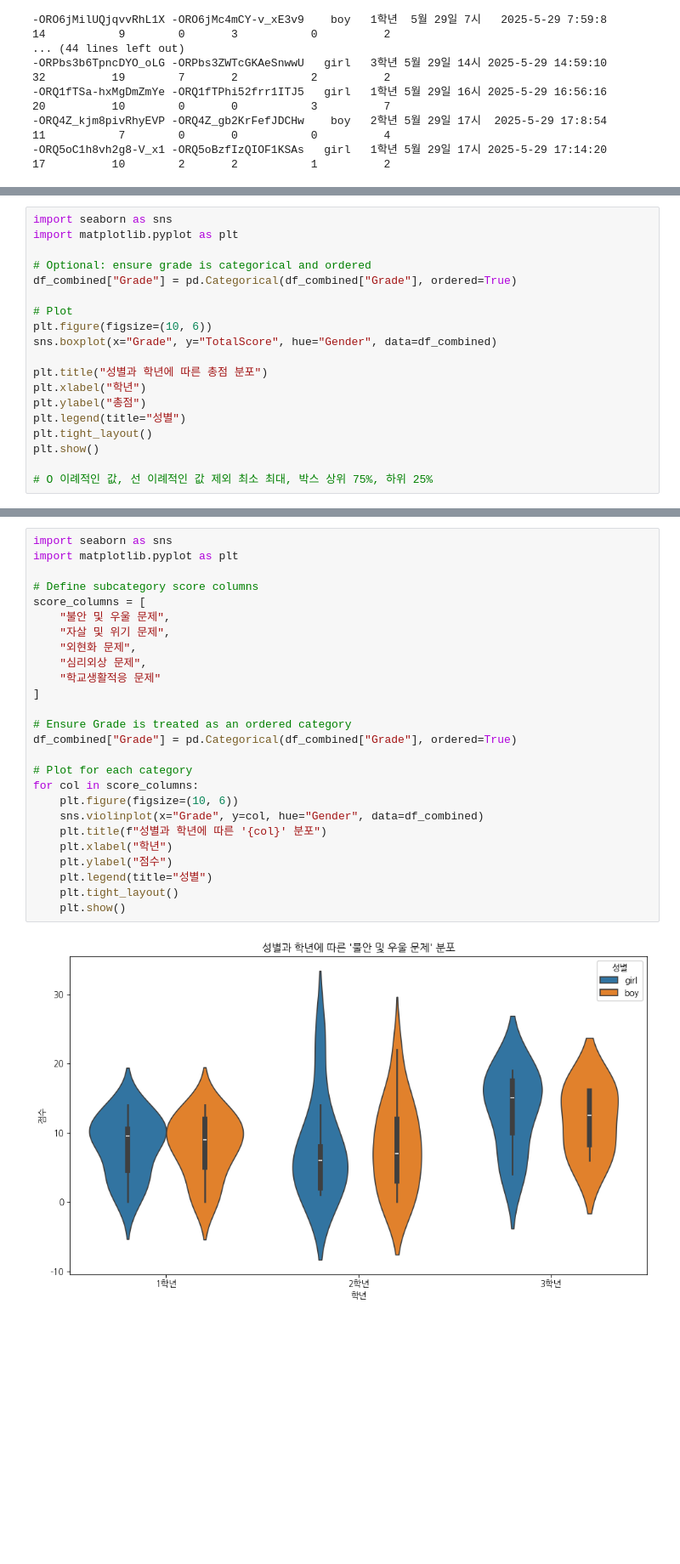
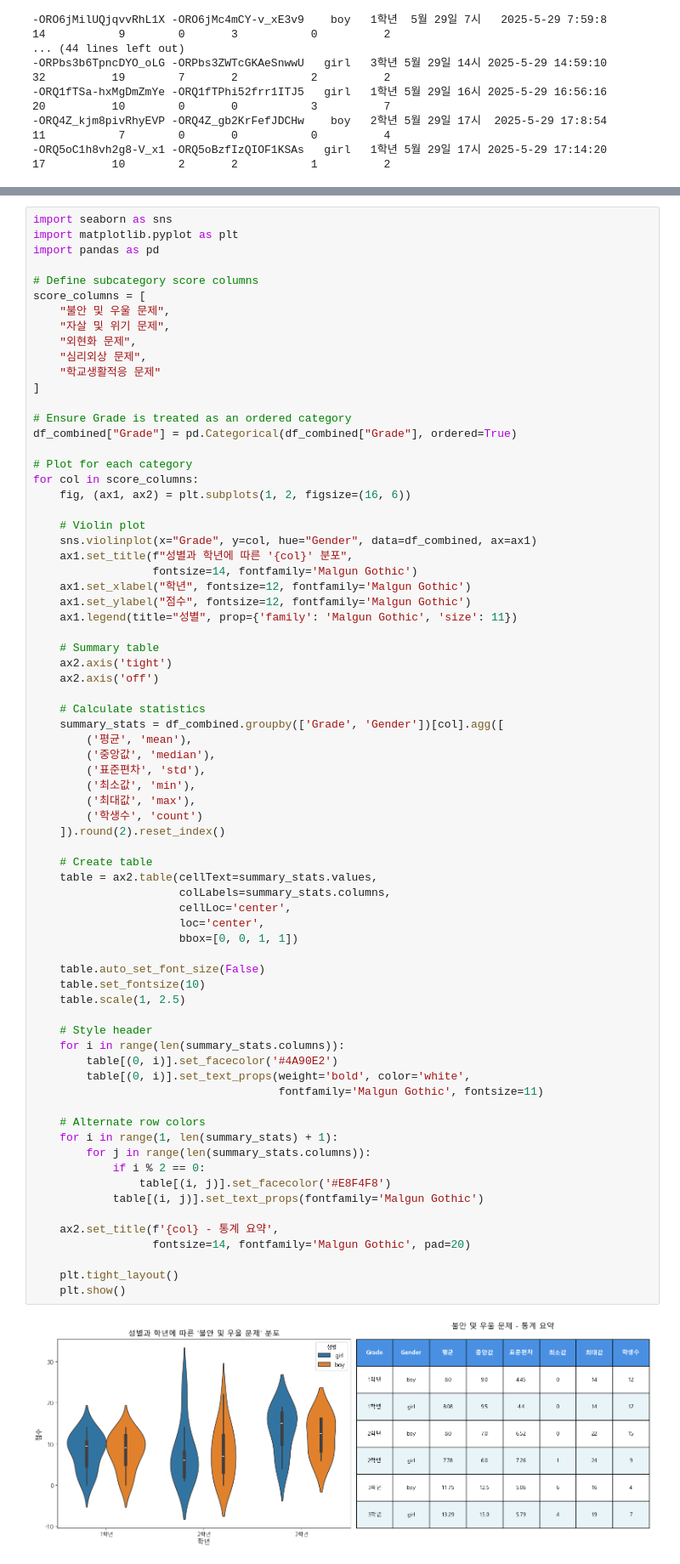
Before and after one commit to PangyoHigh/Psychological-Well-Being-Diagnosis-Checker, a Jupyter notebook: data/overall.ipynb, the cells around one changed output, grey strips where cells are left out. Shown: that part at 85% size. Cells and saved outputs as stored; diff of their text form; blank space fills up the shorter version.

Commit message:
improve data analytics

```diff
--- a/data/overall.ipynb
+++ b/data/overall.ipynb
@@ -180,22 +161,3 @@ plt.tight_layout()
 plt.show()
 # %% [output]
 [figure]
-# %%
-import seaborn as sns
-import matplotlib.pyplot as plt
-
-# Optional: ensure grade is categorical and ordered
-df_combined["Grade"] = pd.Categorical(df_combined["Grade"], ordered=True)
-
-# Plot
-plt.figure(figsize=(10, 6))
-sns.boxplot(x="Grade", y="TotalScore", hue="Gender", data=df_combined)
-
-plt.title("성별과 학년에 따른 총점 분포")
-plt.xlabel("학년")
-plt.ylabel("총점")
-plt.legend(title="성별")
-plt.tight_layout()
-plt.show()
-
-# O 이례적인 값, 선 이례적인 값 제외 최소 최대, 박스 상위 75%, 하위 25%
@@ -204,28 +164,74 @@ plt.show()
 # %%
 import seaborn as sns
 import matplotlib.pyplot as plt
+import pandas as pd
 
 # Define subcategory score columns
 score_columns = [
     "불안 및 우울 문제",
     "자살 및 위기 문제",
     "외현화 문제",
     "심리외상 문제",
     "학교생활적응 문제"
 ]
 
 # Ensure Grade is treated as an ordered category
 df_combined["Grade"] = pd.Categorical(df_combined["Grade"], ordered=True)
 
 # Plot for each category
 for col in score_columns:
-    plt.figure(figsize=(10, 6))
-    sns.violinplot(x="Grade", y=col, hue="Gender", data=df_combined)
-    plt.title(f"성별과 학년에 따른 '{col}' 분포")
-    plt.xlabel("학년")
-    plt.ylabel("점수")
-    plt.legend(title="성별")
+    fig, (ax1, ax2) = plt.subplots(1, 2, figsize=(16, 6))
+
+    # Violin plot
+    sns.violinplot(x="Grade", y=col, hue="Gender", data=df_combined, ax=ax1)
+    ax1.set_title(f"성별과 학년에 따른 '{col}' 분포",
+                  fontsize=14, fontfamily='Malgun Gothic')
+    ax1.set_xlabel("학년", fontsize=12, fontfamily='Malgun Gothic')
+    ax1.set_ylabel("점수", fontsize=12, fontfamily='Malgun Gothic')
+    ax1.legend(title="성별", prop={'family': 'Malgun Gothic', 'size': 11})
+
+    # Summary table
+    ax2.axis('tight')
+    ax2.axis('off')
+
+    # Calculate statistics
+    summary_stats = df_combined.groupby(['Grade', 'Gender'])[col].agg([
+        ('평균', 'mean'),
+        ('중앙값', 'median'),
+        ('표준편차', 'std'),
+        ('최소값', 'min'),
+        ('최대값', 'max'),
+        ('학생수', 'count')
+    ]).round(2).reset_index()
+
+    # Create table
+    table = ax2.table(cellText=summary_stats.values,
+                      colLabels=summary_stats.columns,
+                      cellLoc='center',
+                      loc='center',
+                      bbox=[0, 0, 1, 1])
+
+    table.auto_set_font_size(False)
+    table.set_fontsize(10)
+    table.scale(1, 2.5)
+
+    # Style header
+    for i in range(len(summary_stats.columns)):
+        table[(0, i)].set_facecolor('#4A90E2')
+        table[(0, i)].set_text_props(weight='bold', color='white',
+                                     fontfamily='Malgun Gothic', fontsize=11)
+
+    # Alternate row colors
+    for i in range(1, len(summary_stats) + 1):
+        for j in range(len(summary_stats.columns)):
+            if i % 2 == 0:
+                table[(i, j)].set_facecolor('#E8F4F8')
+            table[(i, j)].set_text_props(fontfamily='Malgun Gothic')
+
+    ax2.set_title(f'{col} - 통계 요약',
+                  fontsize=14, fontfamily='Malgun Gothic', pad=20)
+
     plt.tight_layout()
     plt.show()
 # %% [output]
-[figure, old version]
+[figure, new version]
```
Also changed, not shown: parts of 4 cells of this notebook, 37 other files.
